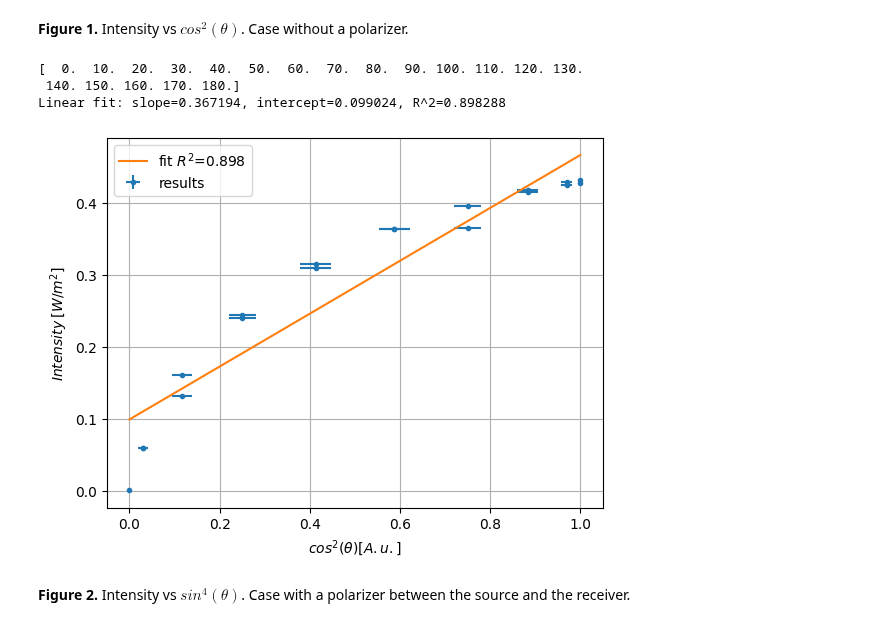
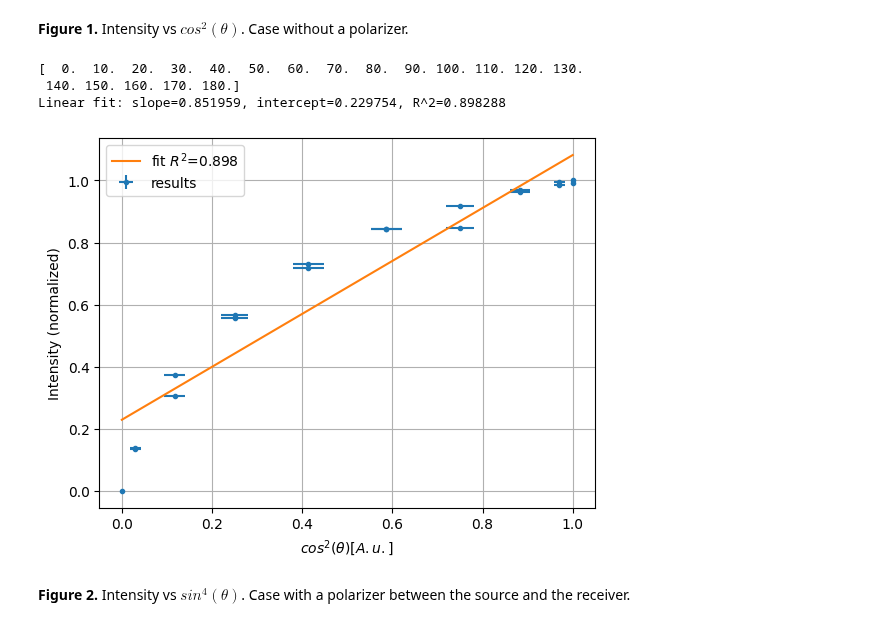
Before and after one commit to katzuv/studies, a Jupyter notebook: 2026W/Lab/06 Micro/Micro_a.ipynb, the cells around one changed output. Drawn from its saved outputs; the diff is of its cells as text; code cells hidden in the pictures.

```diff
--- a/2026W/Lab/06 Micro/Micro_a.ipynb
+++ b/2026W/Lab/06 Micro/Micro_a.ipynb
@@ -44,37 +44,37 @@ Mind that every graduation mark on the back of the source and receiver correspon
 angleoffset = 0
 angles2 = np.linspace(0, 180, 19) + angleoffset  # +-4, deg
 print(angles2)
 intensity2 = np.array((431, 429, 418, 396, 364, 309, 244, 132, 59, 0.6, 59.3, 161, 240.5, 315,363,365,415,424,428)) / 1000  # ±1e-3, Volt
-
+intensity2 /= np.max(intensity2)
 rad_angles2 = np.deg2rad(angles2)
 data2 = np.cos(rad_angles2) ** 2
 plt.style.use('default')
 delta_theta_deg = 2  # measurement uncertainty in degrees (adjust if different)
 delta_theta_rad = np.deg2rad(delta_theta_deg)
 # propagate angle uncertainty to x (cos^2) using derivative d(cos^2)/dθ = -2 cos(θ) sin(θ)
 xerr = np.abs(-2 * np.cos(rad_angles2) * np.sin(rad_angles2)) * delta_theta_rad
 yerr = np.full_like(intensity2, 1e-3)
 plt.figure()
 plt.grid()
 plt.errorbar(x=data2, y=intensity2, xerr=xerr, yerr=yerr, fmt='.', label = "results")
 # Linear regression for intensity2 vs data2 and print R^2
 slope, intercept, r_value, p_value, stderr = linregress(data2, intensity2)
 pred = slope * data2 + intercept
 r2 = r_value ** 2
 print(f"Linear fit: slope={slope:.6f}, intercept={intercept:.6f}, R^2={r2:.6f}")
 # plot fit line
 x_fit = np.linspace(data2.min(), data2.max(), 100)
 plt.plot(x_fit, slope * x_fit + intercept, '-', label=f'fit $R^2$={r2:.3f}')
 plt.xlabel("$cos^2(\\theta) [A.u.]$")
-plt.ylabel("$Intensity_ [W/m^2]$");
+plt.ylabel("Intensity (normalized)");
 plt.legend()
 plt.savefig("cos_squared.svg")
 plt.show()
 # %% [output]
 [  0.  10.  20.  30.  40.  50.  60.  70.  80.  90. 100. 110. 120. 130.
  140. 150. 160. 170. 180.]
-Linear fit: slope=0.367194, intercept=0.099024, R^2=0.898288
+Linear fit: slope=0.851959, intercept=0.229754, R^2=0.898288
-[figure, old version]
+[figure, new version]
 # %% [markdown]
 **Figure 2.** Intensity vs $sin^4(\theta)$. Case with a polarizer between the source and the receiver.
 # %%
```
Also changed, not shown: parts of 1 cell of this notebook, 2 other files.
